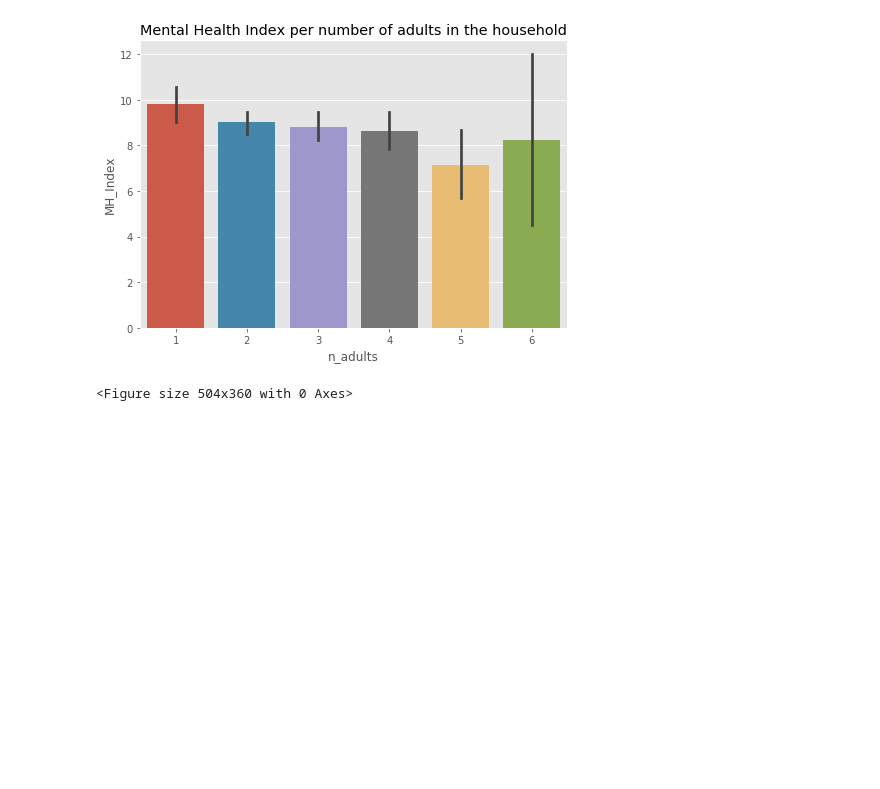
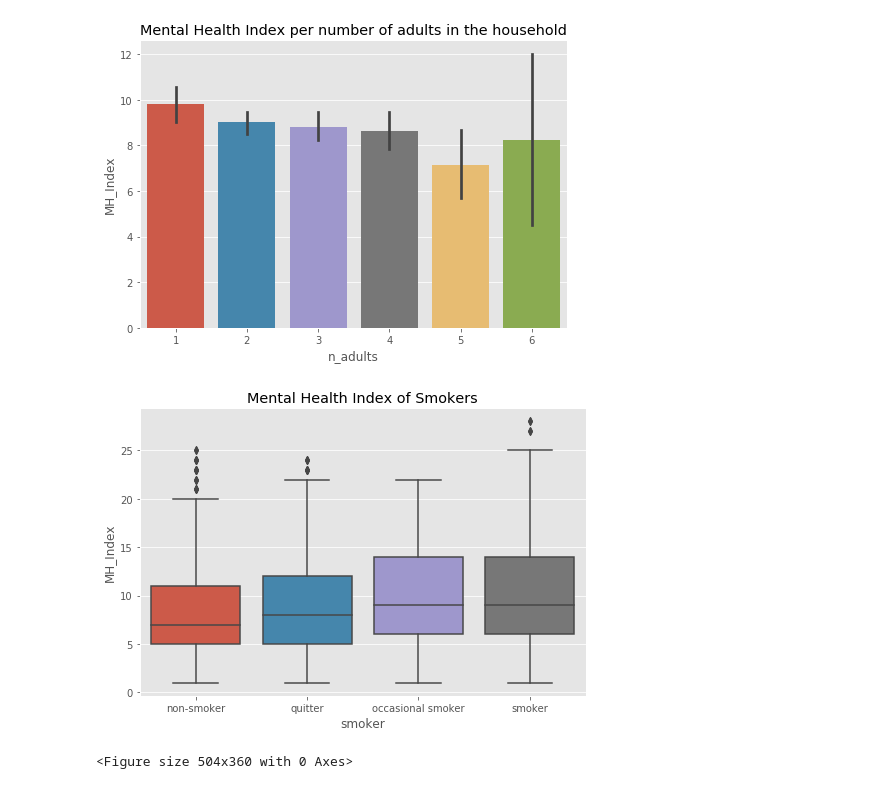
Before and after one commit to stereopickle/mental_health_index, a Jupyter notebook: 001.Linear_Regression_NHANES_data.ipynb, the cells around one changed output. Saved outputs shown, nothing was run; the diff lists cells and outputs as text; code cells hidden in the pictures; blank space fills up the shorter version.

```diff
--- a/001.Linear_Regression_NHANES_data.ipynb
+++ b/001.Linear_Regression_NHANES_data.ipynb
@@ -1462,6 +1468,17 @@ plt.savefig("PNG/n_adults.png")
 plt.show()
 # %% [output]
 [figure]
+# %%
+# Barplot comparing the people with disability MH_Index to others
+plt.figure(figsize = (7, 5))
+sns.boxplot(x = 'smoker', y = 'MH_Index', data = select_df)
+plt.title("Mental Health Index of Smokers")
+plt.xticks([0, 1, 2, 3], ['non-smoker', 'quitter', 'occasional smoker', 'smoker'])
+plt.tight_layout()
+plt.savefig("PNG/smoker.png")
+plt.show()
+# %% [output]
+[figure, added]
 # %%
 plt.figure(figsize = (7, 5))
 sns.lmplot(x = 'n_cocaine', y = 'MH_Index', data = current_df[current_df.n_cocaine != 0], x_jitter=.4)
```
Also changed, not shown: parts of 14 cells of this notebook, 6 other files.
